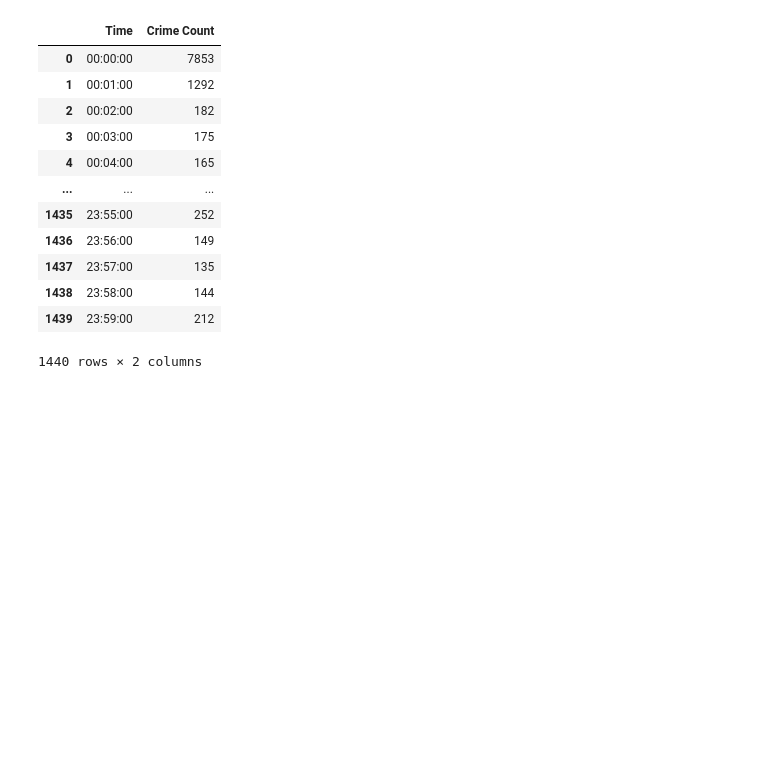
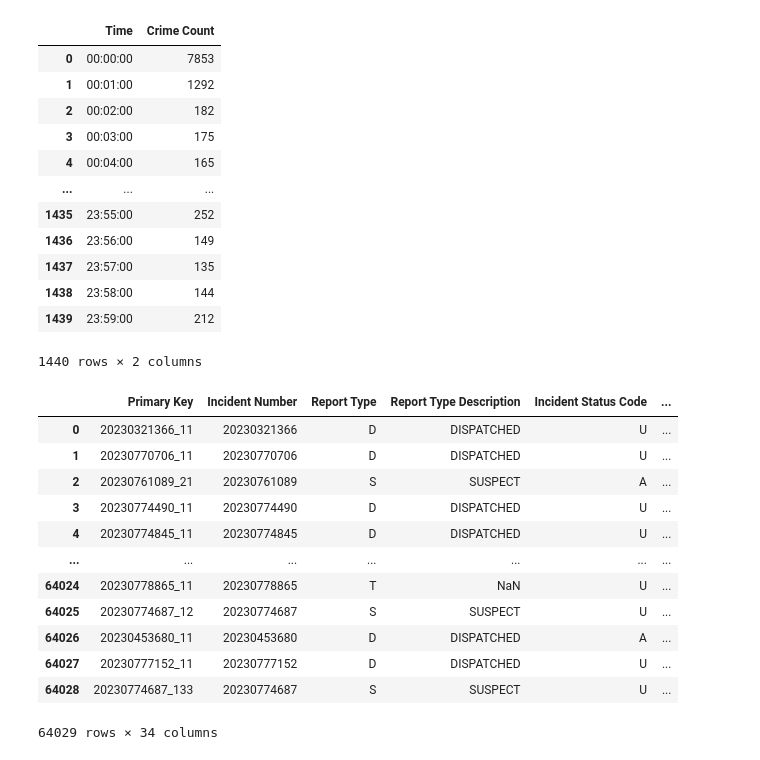
Before and after one commit to Uhuegbu23/crime_unemployment_data, a Jupyter notebook: notebooks/Nashville_Crime.ipynb, the cells around one changed output. Saved outputs shown, nothing was run; the diff lists cells and outputs as text; code cells hidden in the pictures; blank space fills up the shorter version.

```diff
--- a/notebooks/Nashville_Crime.ipynb
+++ b/notebooks/Nashville_Crime.ipynb
@@ -968,0 +973,16 @@ crime_count_by_time
+# %%
+twenty_twenty_three_df
+# %% [output]
+|  | Primary Key | Incident Number | Report Type | Report Type Description | Incident Status Code | ... |
+| 0 | 20230321366_11 | 20230321366 | D | DISPATCHED | U | ... |
+| 1 | 20230770706_11 | 20230770706 | D | DISPATCHED | U | ... |
+| 2 | 20230761089_21 | 20230761089 | S | SUSPECT | A | ... |
+| 3 | 20230774490_11 | 20230774490 | D | DISPATCHED | U | ... |
+| 4 | 20230774845_11 | 20230774845 | D | DISPATCHED | U | ... |
+| ... | ... | ... | ... | ... | ... | ... |
+| 64024 | 20230778865_11 | 20230778865 | T | NaN | U | ... |
+| 64025 | 20230774687_12 | 20230774687 | S | SUSPECT | U | ... |
+| 64026 | 20230453680_11 | 20230453680 | D | DISPATCHED | A | ... |
+| 64027 | 20230777152_11 | 20230777152 | D | DISPATCHED | U | ... |
+| 64028 | 20230774687_133 | 20230774687 | S | SUSPECT | U | ... |
+64029 rows × 34 columns
```
Also changed, not shown: parts of 2 cells of this notebook.
